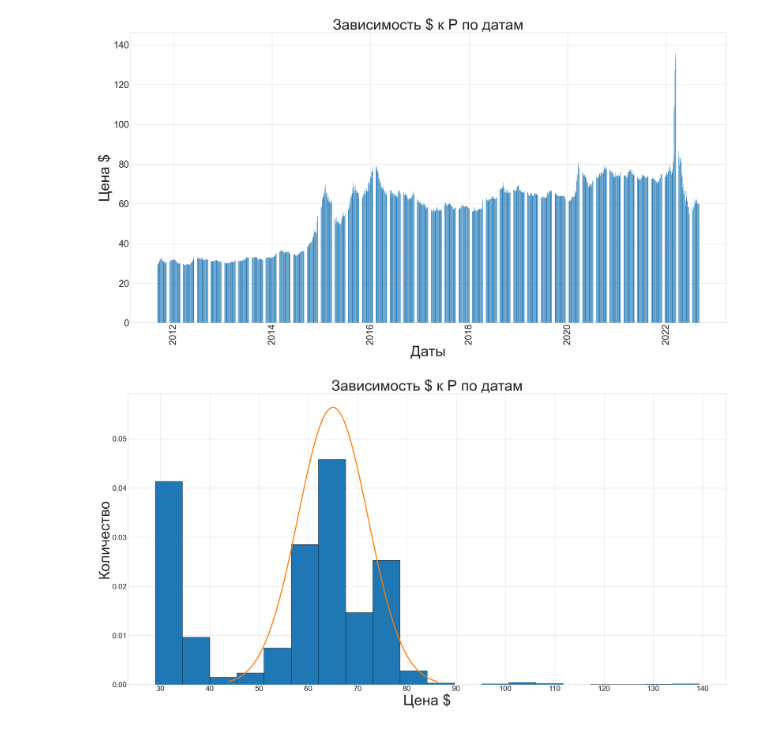
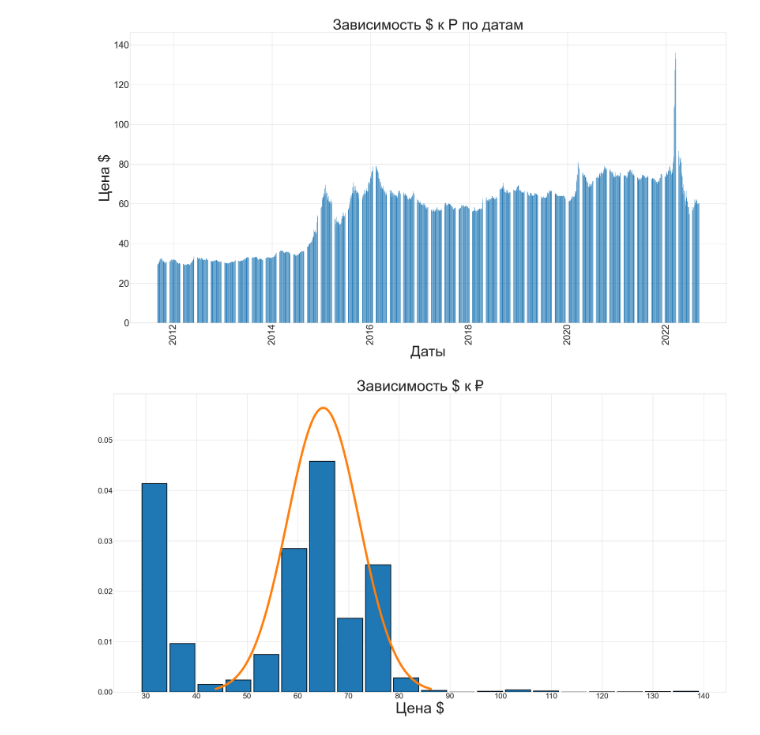
Before and after one commit to TimmmofeyD/lessons, a Jupyter notebook: практика/введение в проф деят/grath$.ipynb, the cells around one changed output. Cells and saved outputs as stored; diff of their text form; code cells hidden in the pictures.

```diff
--- a/практика/введение в проф деят/grath$.ipynb
+++ b/практика/введение в проф деят/grath$.ipynb
@@ -267,23 +267,23 @@ def ln_normal_distribution(values, mu, sigma):
 # %%
 import scipy.stats as stats
 import math
 
 
 
 plt.figure(figsize=(40, 20))
 
-plt.title('Зависимость $ к Р по датам', size = 55)
-plt.ylabel('Количество', size = 55)
+plt.title('Зависимость $ к ₽', size = 55)
+
 plt.xlabel('Цена $', size = 55)
-plt.rcParams.update({'font.size': 28})
+plt.rcParams.update({'font.size': 36})
 
-plt.hist(data['Open'], 20, edgecolor = (0, 0, 0),density=True, label="Data")
-plt.xticks([10 * i for i in range(16)]);
+plt.hist(data['Open'], 20, edgecolor = (0, 0, 0),density=True, label="Data", linewidth = 2.5, rwidth=0.9)
+plt.xticks([10 * i for i in range(16)])
 
 mu = 65
 variance = 50
 sigma = math.sqrt(variance)
-x = np.linspace(mu - 3*sigma, mu + 3*sigma, 100)
-plt.plot(x, stats.norm.pdf(x, mu, sigma), linewidth = 4);
+x = np.linspace(mu - 3 * sigma, mu + 3 * sigma, 100)
+plt.plot(x, stats.norm.pdf(x, mu, sigma), linewidth = 8);
 # %% [output]
-[figure, old version]
+[figure, new version]
```
